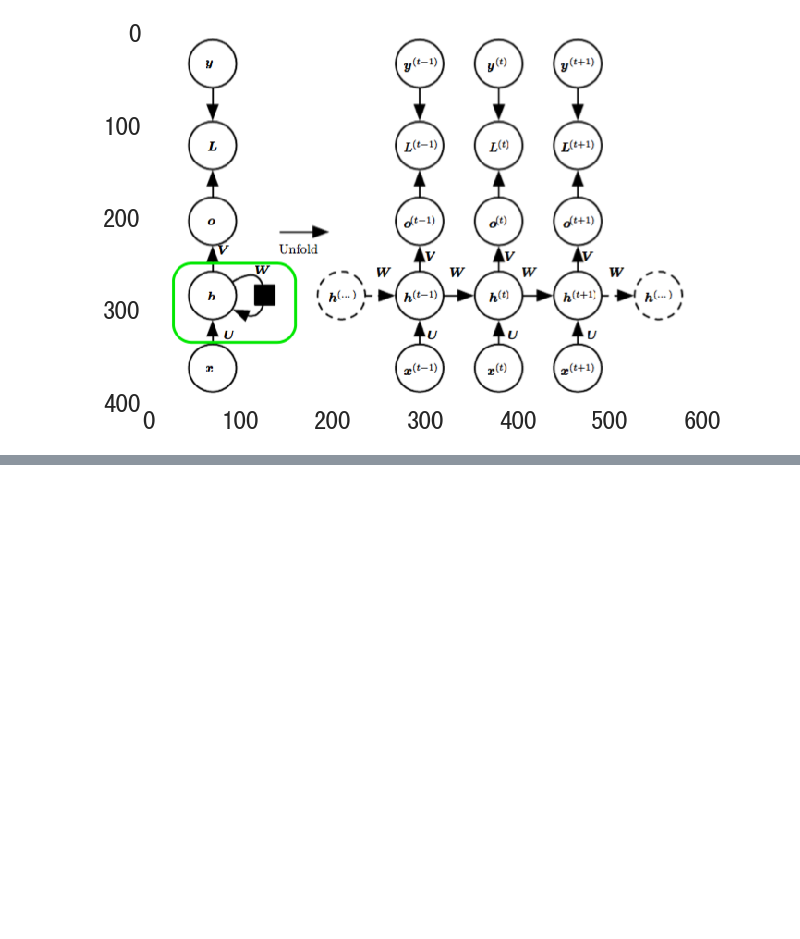
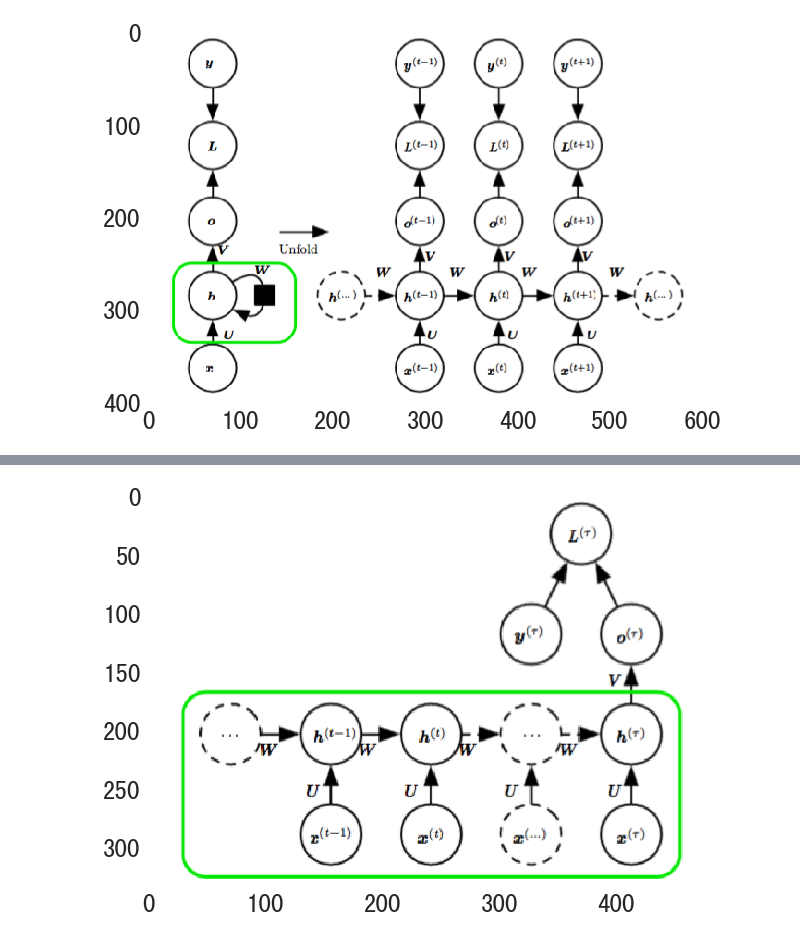
Before and after one commit to facaiy/book_notes, a Jupyter notebook: deep_learning/Sequence_Modeling/note.ipynb, the cells around one changed output, grey strips where cells are left out. Saved outputs shown, nothing was run; the diff lists cells and outputs as text; code cells hidden in the pictures; blank space fills up the shorter version.

```diff
--- a/deep_learning/Sequence_Modeling/note.ipynb
+++ b/deep_learning/Sequence_Modeling/note.ipynb
@@ -65,0 +85,5 @@ show_image('fig10_3.png', figsize=(10, 8))
+# %%
+# C.
+show_image('fig10_5.png', figsize=(10, 8))
+# %% [output]
+[figure, added]
```
Also changed, not shown: parts of 4 cells of this notebook, 2 other files.
